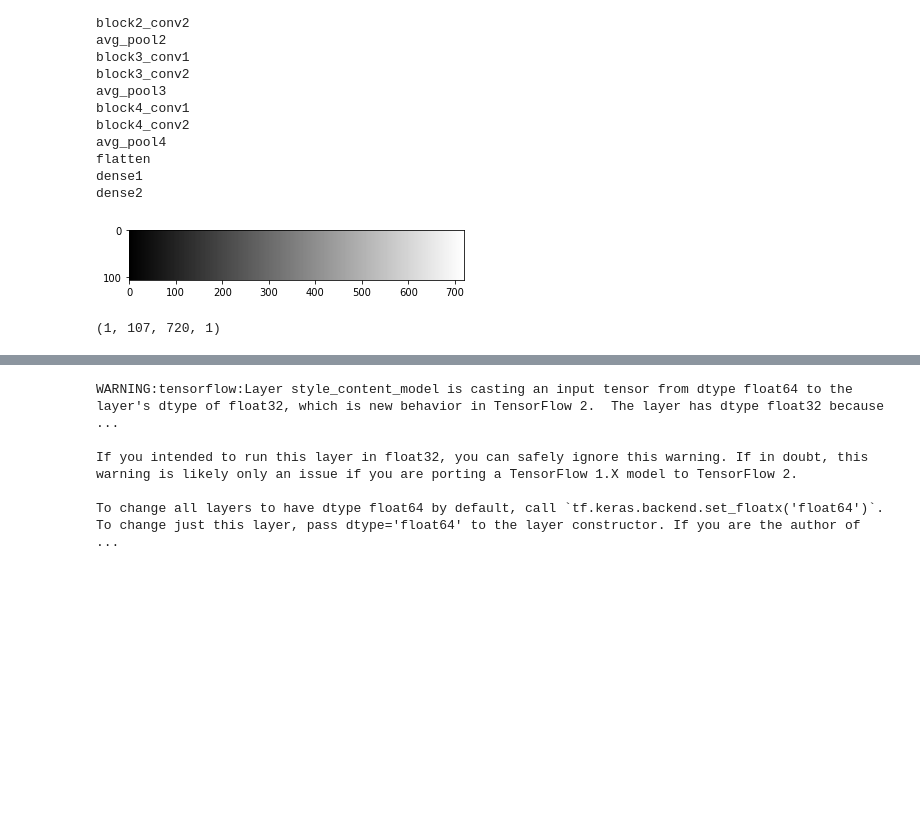
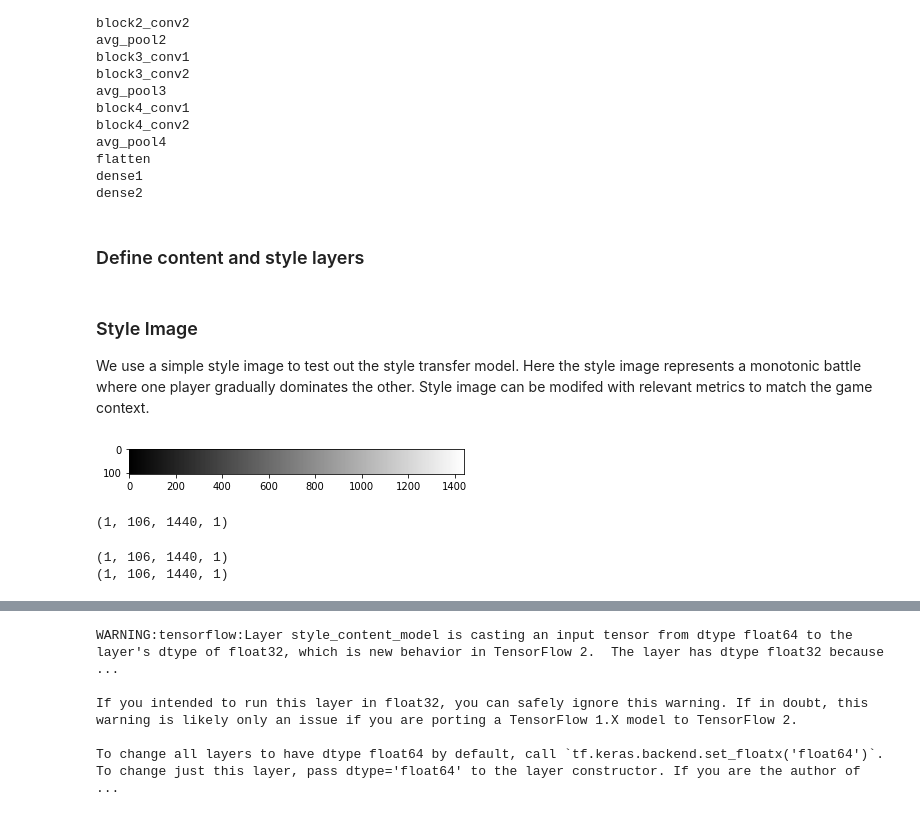
Before and after one commit to yeshwanthv5/musical_chess, a Jupyter notebook: music_style_transfer.ipynb, the cells around one changed output, grey strips where cells are left out. Saved outputs shown, nothing was run; the diff lists cells and outputs as text; code cells hidden in the pictures; blank space fills up the shorter version.

```diff
--- a/music_style_transfer.ipynb
+++ b/music_style_transfer.ipynb
@@ -193,6 +207,8 @@ avg_pool4
 flatten
 dense1
 dense2
+# %% [markdown]
+### Define content and style layers
 # %%
 content_layers = ['block4_conv2']
 
@@ -211,21 +227,34 @@ def model_layers(layer_names, model):
 
   style_model = tf.keras.Model([model.inputs], outputs)
   return style_model
+# %% [markdown]
+### Style Image
+
+We use a simple style image to test out the style transfer model. Here the style image represents a monotonic battle where one player gradually dominates the other. Style image can be modifed with relevant metrics to match the game context.
 # %%
 from PIL import Image
 import numpy as np
 
-w, h = 720, 1
-x = np.linspace(0, 1, w) # Use game evaluations here
+w, h = 720*2, 1
+x = np.linspace(0.3, 0.9, w) # Use game evaluations here
+# x = np.linspace(0, 8*np.pi*w, w) # Use game evaluations here
+# x = np.sin(x)
+# x = np.ones(w) # Use game evaluations here
 style_image = np.tile(x, (w, 1))
-style_image = style_image[:107, :]
+style_image = style_image[:106, :]
 plt.imshow(style_image, cmap='gray')
 plt.show()
 # %% [output]
-[figure, old version]
+[figure, new version]
 # %%
 style_image = style_image[..., np.newaxis]
 style_image = style_image[np.newaxis, ...]
 style_image.shape
 # %% [output]
-(1, 107, 720, 1)
+(1, 106, 1440, 1)
+# %%
+print(style_image.shape)
+print(content_image.shape)
+# %% [output]
+(1, 106, 1440, 1)
+(1, 106, 1440, 1)
```
Also changed, not shown: parts of 42 cells of this notebook.
